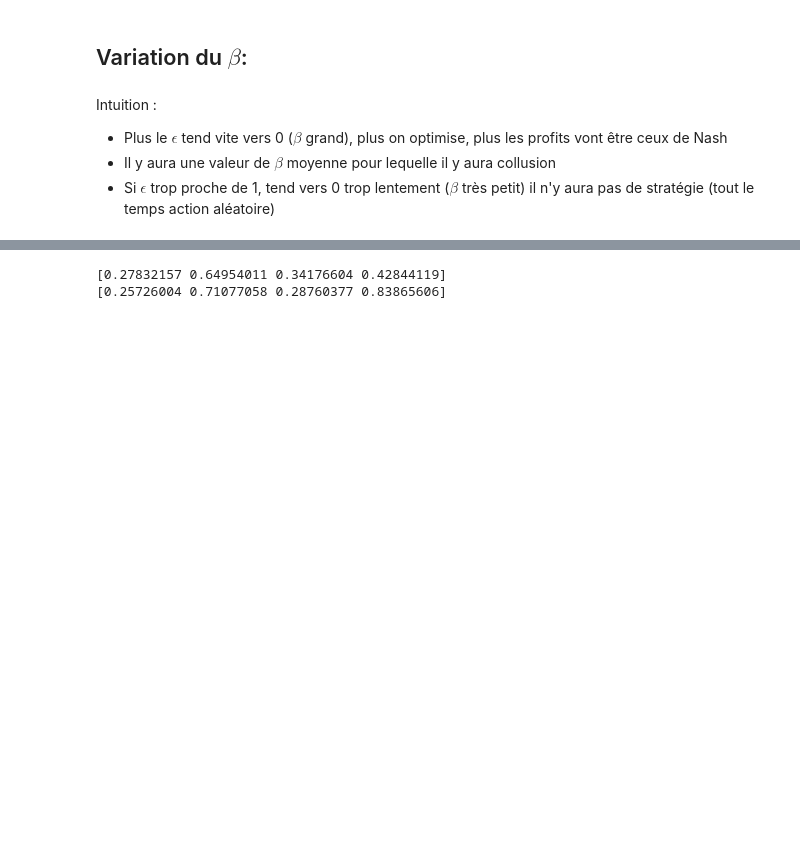
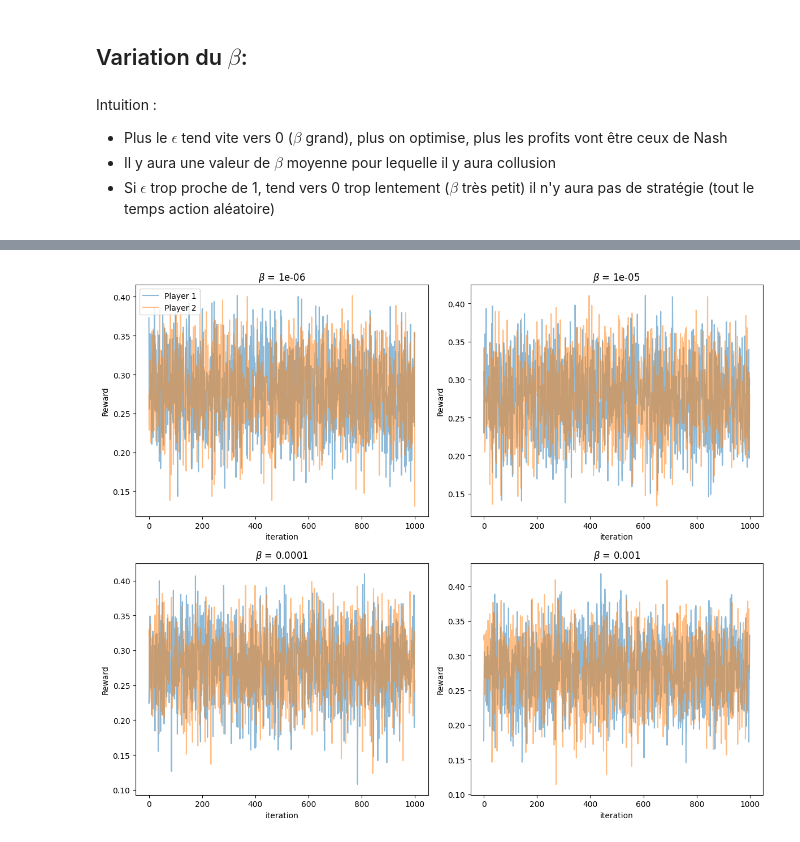
Before and after one commit to Suzie14/RLandPricing, a Jupyter notebook: notebooks/var_epsilon.ipynb, the cells around one changed output, grey strips where cells are left out. Saved outputs shown, nothing was run; the diff lists cells and outputs as text; code cells hidden in the pictures; blank space fills up the shorter version.

```diff
--- a/notebooks/var_epsilon.ipynb
+++ b/notebooks/var_epsilon.ipynb
@@ -151,17 +101,58 @@ plt.show()
-# %%
-RN = 0.23
-RM = 0.34
-Rmean1 = np.zeros(4)
-Rmean2 = np.zeros(4)
-DRmean1 = np.zeros(4)
-DRmean2 = np.zeros(4)
-for i in range (len(aggregated_agent1)):
-    Rmean1[i] = aggregated_agent1[i][-100:].mean()
-    Rmean2[i] = aggregated_agent2[i][-100:].mean()
-    DRmean1[i] = (Rmean1[i] - RN)/(RM - RN)
-    DRmean2[i] = (Rmean2[i] - RN)/(RM - RN)
-print(DRmean1)
-print(DRmean2)
-# %% [output]
-[0.27832157 0.64954011 0.34176604 0.42844119]
-[0.25726004 0.71077058 0.28760377 0.83865606]
+# %%
+import matplotlib.pyplot as plt
+
+num_players = 2
+num_graphs = len(aggregated_agents)
+beta = [10**(-6),10**(-5),10**(-4),10**(-3)]
+
+# Create a figure with a 2x2 grid of subplots
+fig, axes = plt.subplots(nrows=2, ncols=2, figsize=(12, 10))
+
+# Flatten the axes array to iterate over the subplots
+axes = axes.flatten()
+
+# Loop to iterate through the periods and subplots
+for graph_num in range(num_graphs):
+    ax = axes[graph_num]
+    num_players = len(aggregated_agents[graph_num][0])
+    # Plot curves for each player in the subplot
+    for player in range(num_players):
+        ax.plot(aggregated_agents[graph_num][:, player], alpha=0.5, label=f'Player {player + 1}')
+
+    # Set the title of the subplot with the corresponding period
+    ax.set_title(f'$\\beta$ = {beta[graph_num]}')
+
+    # Set the labels of the subplot
+    ax.set_xlabel('iteration')
+    ax.set_ylabel('Reward')
+
+    # Add a legend to the first subplot
+    if graph_num == 0:
+        ax.legend(loc='upper left')
+
+# Remove any unused subplots
+if num_graphs < 4:
+    for i in range(num_graphs, 4):
+        fig.delaxes(axes[i])
+
+# Create a legend in the first subplot
+if graph_num == 0:
+         # Legend in the top-left corner
+        ax.spines['top'].set_visible(True)  # Show top spine
+        ax.spines['right'].set_visible(True)  # Show right spine
+        ax.spines['bottom'].set_visible(True)  # Show bottom spine
+        ax.spines['left'].set_visible(True)  # Show left spine
+
+# Get the legend handles and labels from the first subplot
+handles, labels = axes[0].get_legend_handles_labels()
+
+# Create the legend in the first subplot
+legend_ax.legend(handles, labels, loc='center')
+
+# Adjust the spacing between subplots
+plt.tight_layout()
+
+# Display the figure
+plt.show()
+# %% [output]
+[figure, added]
```
Also changed, not shown: parts of 6 cells of this notebook, 7 other files.
